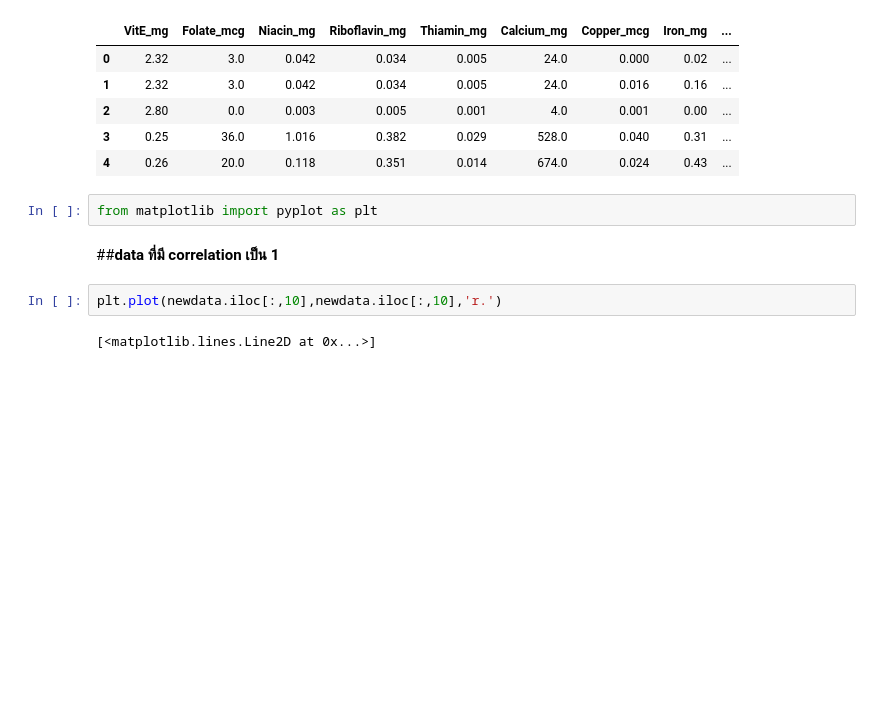
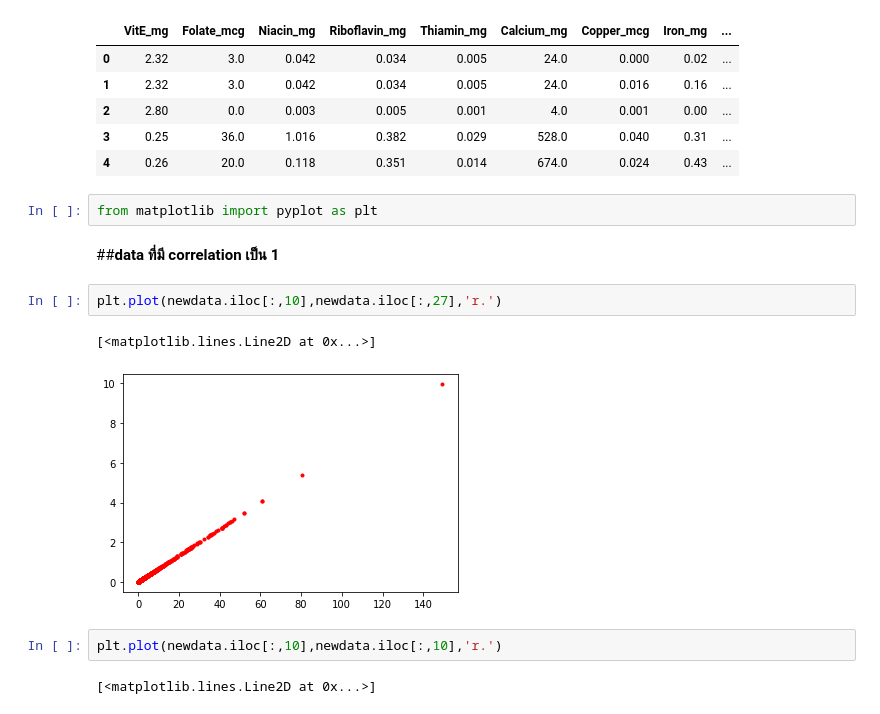
Before and after one commit to Nunticha24/Multivariate, a Jupyter notebook: Chapter3_PCA.ipynb, the cells around one changed output. Drawn from its saved outputs; the diff is of its cells as text; blank space fills up the shorter version.

```diff
--- a/Chapter3_PCA.ipynb
+++ b/Chapter3_PCA.ipynb
@@ -532,6 +539,11 @@ newdata.iloc[:5,10:30]
 from matplotlib import pyplot as plt
 # %% [markdown]
 ##**data ที่มี correlation เป็น 1**
+# %%
+plt.plot(newdata.iloc[:,10],newdata.iloc[:,27],'r.')
+# %% [output]
+[<matplotlib.lines.Line2D at 0x...>]
+[figure, added]
 # %%
 plt.plot(newdata.iloc[:,10],newdata.iloc[:,10],'r.')
 # %% [output]
```
Also changed, not shown: parts of 9 cells of this notebook.
